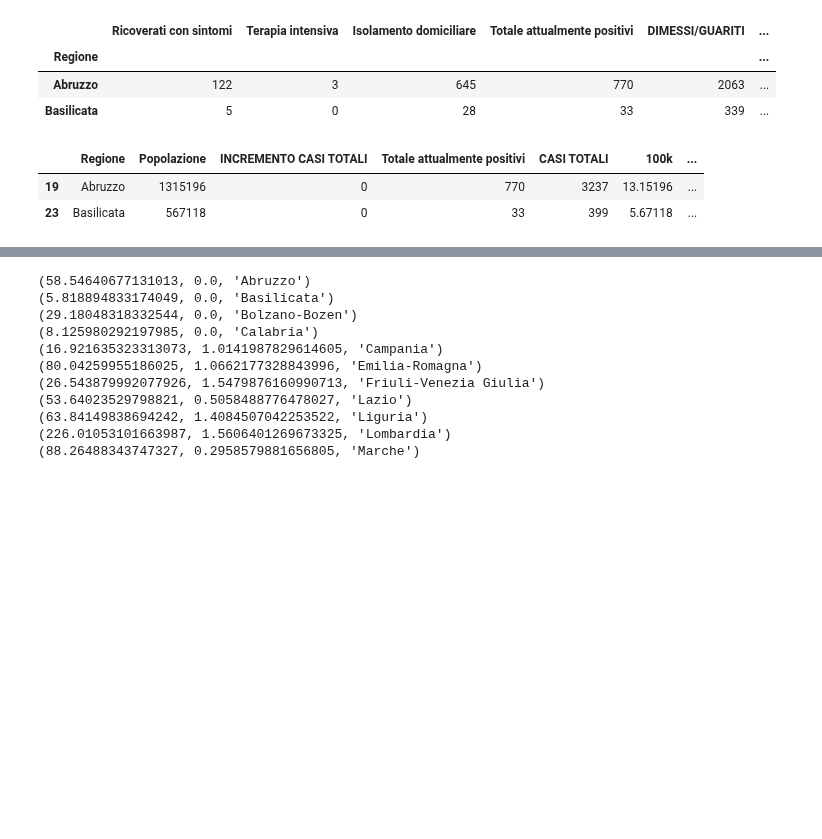
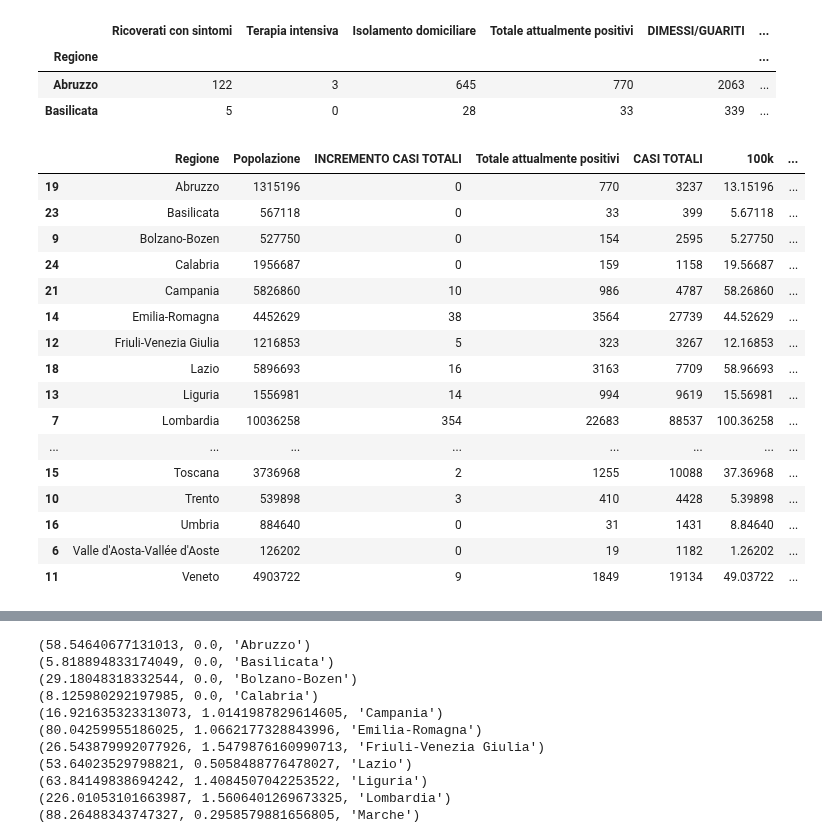
Before and after one commit to p-giovanni/Statistics, a Jupyter notebook: notebook/RegionsRanking.ipynb, the cells around one changed output, grey strips where cells are left out. Drawn from its saved outputs; the diff is of its cells as text; code cells hidden in the pictures; blank space fills up the shorter version.

```diff
--- a/notebook/RegionsRanking.ipynb
+++ b/notebook/RegionsRanking.ipynb
@@ -409,26 +409,40 @@ df_covid_regions.head(2)
 # %%
 df_covid_regions.rename(index={
     "Valle d'Aosta" : "Valle d'Aosta-Vallée d'Aoste"
    ,"Emilia Romagna": "Emilia-Romagna"
    ,"Friuli VG"     : "Friuli-Venezia Giulia"
    ,"Bolzano"       : "Bolzano-Bozen"
 },inplace=True)
 
 # how{‘left’, ‘right’, ‘outer’, ‘inner’}, default ‘inner’
 merged = pd.merge(df_covid_regions
                 ,regions_df
                 ,left_index = True
                 ,right_on = 'Regione'
                 ,how = "inner")
 merged["100k"] = merged["Popolazione"].apply(lambda row: row / 100000)
 merged["IncreasePercentage"] = merged.apply(lambda row: (row["INCREMENTO CASI TOTALI"] / row["Totale attualmente positivi"])*100, axis=1)
 merged["Infected_4_100k"] = merged.apply(lambda row: row["Totale attualmente positivi"] / row["100k"], axis=1)
 merged["Infected_4_100k_tot"] = merged.apply(lambda row: row["CASI TOTALI"] / row["100k"], axis=1)
 
 merged[["Regione", "Popolazione"
        ,"INCREMENTO CASI TOTALI", "Totale attualmente positivi", "CASI TOTALI"
-       ,"100k", "Infected_4_100k", "IncreasePercentage", "Infected_4_100k_tot"]].head(2)
+       ,"100k", "Infected_4_100k", "IncreasePercentage", "Infected_4_100k_tot"]].head(21)
 # %% [output]
 |  | Regione | Popolazione | INCREMENTO CASI TOTALI | Totale attualmente positivi | CASI TOTALI | 100k | ... |
 | 19 | Abruzzo | 1315196 | 0 | 770 | 3237 | 13.15196 | ... |
 | 23 | Basilicata | 567118 | 0 | 33 | 399 | 5.67118 | ... |
+| 9 | Bolzano-Bozen | 527750 | 0 | 154 | 2595 | 5.27750 | ... |
+| 24 | Calabria | 1956687 | 0 | 159 | 1158 | 19.56687 | ... |
+| 21 | Campania | 5826860 | 10 | 986 | 4787 | 58.26860 | ... |
+| 14 | Emilia-Romagna | 4452629 | 38 | 3564 | 27739 | 44.52629 | ... |
+| 12 | Friuli-Venezia Giulia | 1216853 | 5 | 323 | 3267 | 12.16853 | ... |
+| 18 | Lazio | 5896693 | 16 | 3163 | 7709 | 58.96693 | ... |
+| 13 | Liguria | 1556981 | 14 | 994 | 9619 | 15.56981 | ... |
+| 7 | Lombardia | 10036258 | 354 | 22683 | 88537 | 100.36258 | ... |
+| ... | ... | ... | ... | ... | ... | ... | ... |
+| 15 | Toscana | 3736968 | 2 | 1255 | 10088 | 37.36968 | ... |
+| 10 | Trento | 539898 | 3 | 410 | 4428 | 5.39898 | ... |
+| 16 | Umbria | 884640 | 0 | 31 | 1431 | 8.84640 | ... |
+| 6 | Valle d'Aosta-Vallée d'Aoste | 126202 | 0 | 19 | 1182 | 1.26202 | ... |
+| 11 | Veneto | 4903722 | 9 | 1849 | 19134 | 49.03722 | ... |
```
Also changed, not shown: parts of 2 cells of this notebook, 18 other files.
